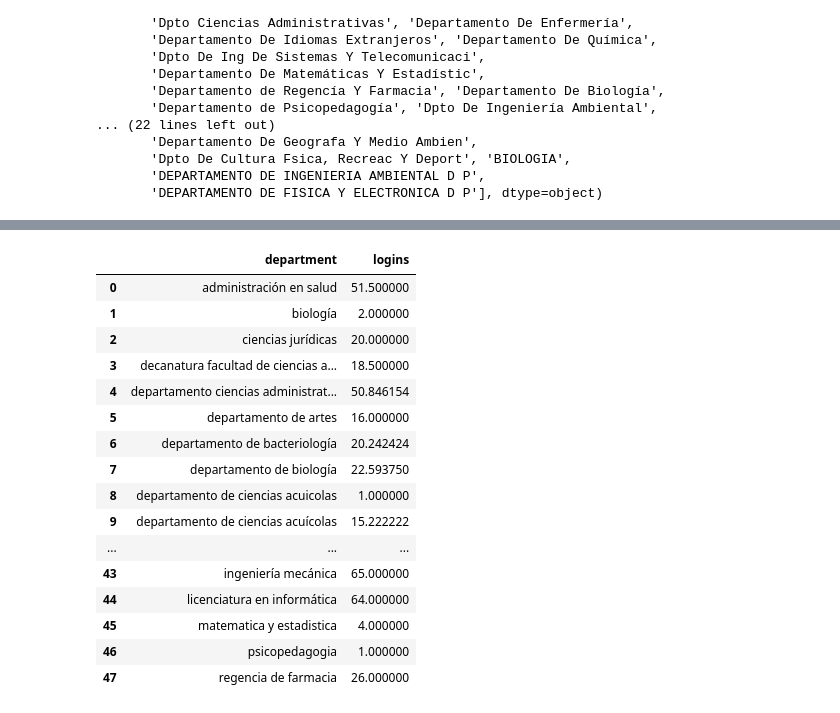
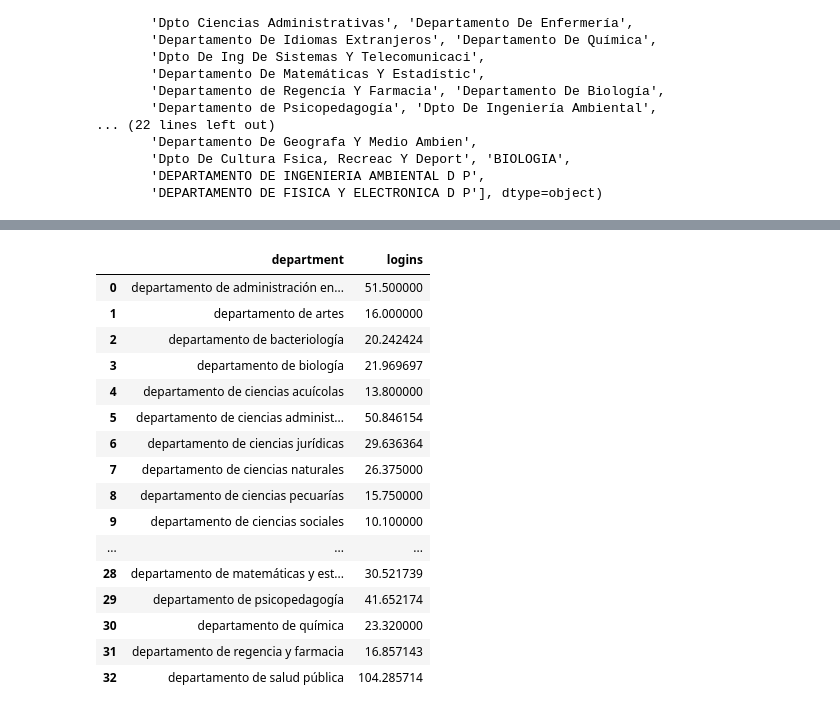
Before and after one commit to Jose47Morales/AnalisisConPython, a Jupyter notebook: sess01/s1.ipynb, the cells around one changed output, grey strips where cells are left out. Cells and saved outputs as stored; diff of their text form; code cells hidden in the pictures.

```diff
--- a/sess01/s1.ipynb
+++ b/sess01/s1.ipynb
@@ -6,5 +6,5 @@ import seaborn as sns
 # %%
 # load data
 df = pd.read_csv('../data/user_loggedin_teacher.csv', delimiter=',')
-df_copy = df
+df_copy = df.copy()
 # %%
@@ -45,11 +45,21 @@ array(['Departamento De Español y Literatura',
        'DEPARTAMENTO DE FISICA Y ELECTRONICA D P'], dtype=object)
 # %%
 # 1. Clear the Departament column
-df = df.dropna(subset=['department'])
-df['department'] = df['department'].str.lower()
-df['department'] = df['department'].str.strip()
+df_copy = df_copy.dropna(subset=['department'])
+df_copy['department'] = df_copy['department'].str.lower()
+df_copy['department'] = df_copy['department'].str.strip()
 correcciones = {
     'dpto': 'departamento',
+    'departamento de informtica educativa': 'departamento de informática educativa',
+    'departamento de ciencias acuicolas': 'departamento de ciencias acuícolas',
+    'departamento de fisica y electronica': 'departamento de física y electrónica',
+    'departamento de ingenieria ambiental': 'departamento de ingeniería ambiental',
+    'departamento ciencias administrativas': 'departamento de ciencias administrativas',
+    'licenciatura en informática': 'departamento de informática educativa',
+    'enfermería': 'departamento de enfermería',
+    'informática': 'departamento de informática educativa',
+    'regencia de farmacia': 'departamento de regencia y farmacia',
+    'ingeniería': 'departamento de ingeniería general',
     'ing': 'ingeniería',
     'desarroll': 'desarrollo',
     'telecomunicaci': 'telecomunicaciones',
@@ -67,9 +77,23 @@ correcciones = {
     'publica': 'pública',
     'pblica': 'pública',
     'bacteriologia': 'bacteriología',
-    }
+    'psicopedagogia': 'psicopedagogía',
+    'psicopedagoga': 'psicopedagogía',
+    'enfermeria': 'enfermería',
+    'matematica': 'matemáticas',
+    'estadistica': 'estadística',
+}
 
 for key, value in correcciones.items():
-    df['department'] = df['department'].str.replace(r'\b' + key + r'\b', value, regex=True)
+    df_copy['department'] = df_copy['department'].str.replace(r'\b' + key + r'\b', value, regex=True)
 
-df['department'] = df['department'].str.replace(r'\s*d\s*p$', '', regex=True)
+df_copy['department'] = df_copy['department'].str.replace(r'\s*d\s*p$', '', regex=True)
+
+df_copy['department'] = df_copy['department'].apply(
+    lambda x: f"departamento de {x.split('departamento de ')[-1]}" if not x.startswith('departamento de') else x
+)
+
+df_copy['department'] = df_copy['department'].apply(
+    lambda x: ' '.join(sorted(set(x.split()), key=x.split().index))  # eliminar duplicados
+)
+df_copy['department'].unique()
@@ -122,26 +175,26 @@ plt.show()
 # %%
 # 6. Login average by department
-logins_per_user = df.groupby(['department', 'id']).size().reset_index(name='logins')
+logins_per_user = df_copy.groupby(['department', 'id']).size().reset_index(name='logins')
 average = logins_per_user.groupby('department')['logins'].mean().reset_index()
 average
 # %% [output]
 |  | department | logins |
-| 0 | administración en salud | 51.500000 |
-| 1 | biología | 2.000000 |
-| 2 | ciencias jurídicas | 20.000000 |
-| 3 | decanatura facultad de ciencias a... | 18.500000 |
-| 4 | departamento ciencias administrat... | 50.846154 |
-| 5 | departamento de artes | 16.000000 |
-| 6 | departamento de bacteriología | 20.242424 |
-| 7 | departamento de biología | 22.593750 |
-| 8 | departamento de ciencias acuicolas | 1.000000 |
-| 9 | departamento de ciencias acuícolas | 15.222222 |
+| 0 | departamento de administración en... | 51.500000 |
+| 1 | departamento de artes | 16.000000 |
+| 2 | departamento de bacteriología | 20.242424 |
+| 3 | departamento de biología | 21.969697 |
+| 4 | departamento de ciencias acuícolas | 13.800000 |
+| 5 | departamento de ciencias administ... | 50.846154 |
+| 6 | departamento de ciencias jurídicas | 29.636364 |
+| 7 | departamento de ciencias naturales | 26.375000 |
+| 8 | departamento de ciencias pecuarías | 15.750000 |
+| 9 | departamento de ciencias sociales | 10.100000 |
 | ... | ... | ... |
-| 43 | ingeniería mecánica | 65.000000 |
-| 44 | licenciatura en informática | 64.000000 |
-| 45 | matematica y estadistica | 4.000000 |
-| 46 | psicopedagogia | 1.000000 |
-| 47 | regencia de farmacia | 26.000000 |
+| 28 | departamento de matemáticas y est... | 30.521739 |
+| 29 | departamento de psicopedagogía | 41.652174 |
+| 30 | departamento de química | 23.320000 |
+| 31 | departamento de regencia y farmacia | 16.857143 |
+| 32 | departamento de salud pública | 104.285714 |
 # %%
 # 7. Quartiles of teachers by department
 quartiles_per_department = logins_per_user.groupby('department')['logins'].quantile([0.25, 0.5, 0.75]).unstack()
```
Also changed, not shown: parts of 7 cells of this notebook.
